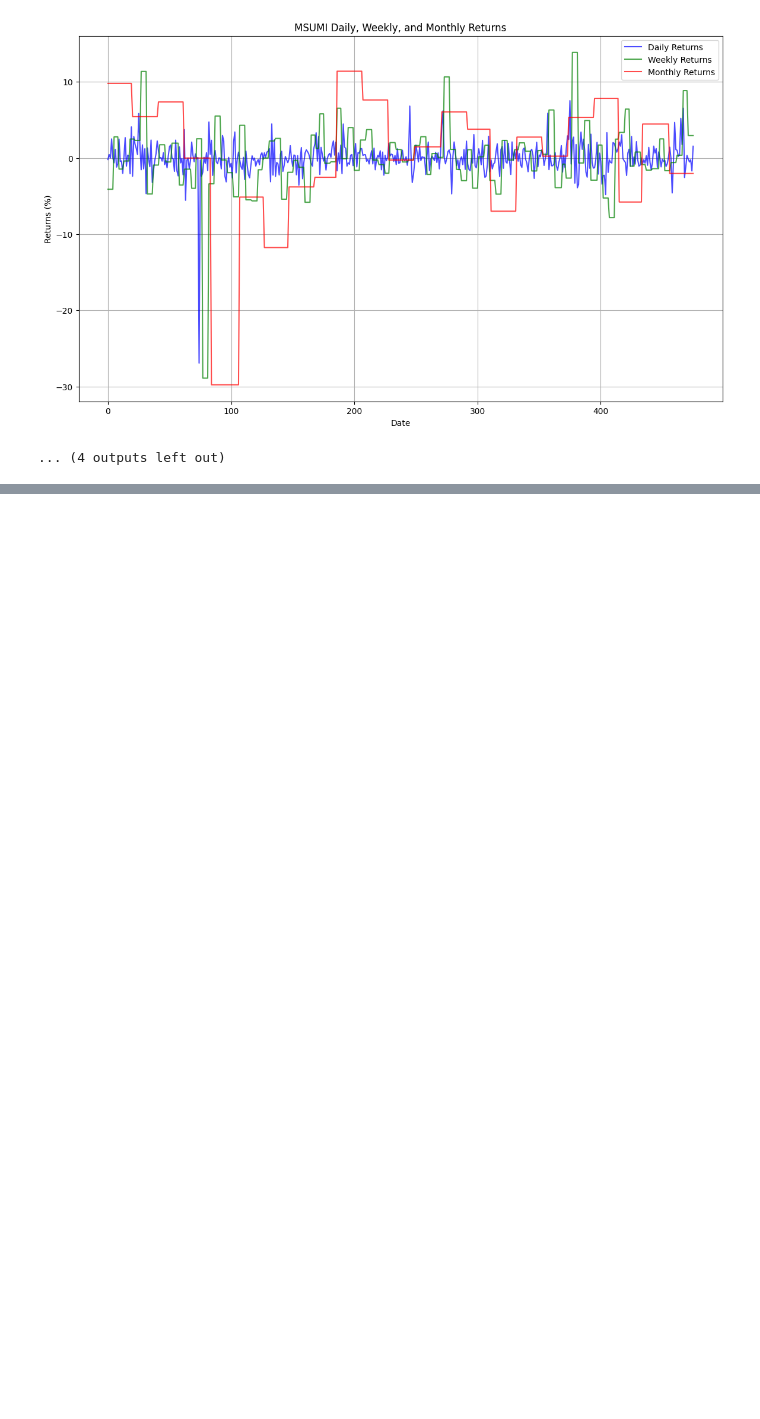
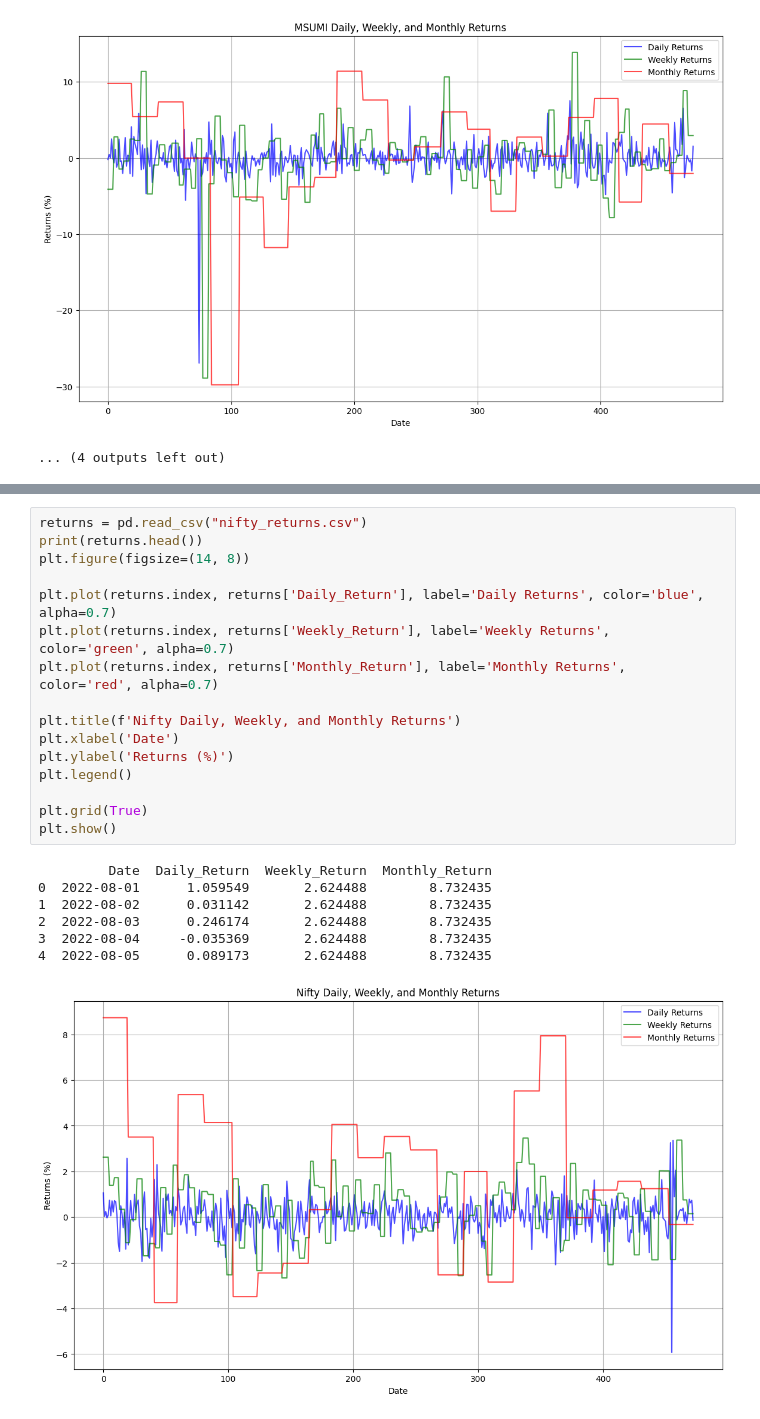
Before and after one commit to vaisour19/DRM-project, a Jupyter notebook: test.ipynb, the cells around one changed output, grey strips where cells are left out. Cells and saved outputs as stored; diff of their text form; blank space fills up the shorter version.

Commit message:
"Added nifty"

```diff
--- a/test.ipynb
+++ b/test.ipynb
@@ -195,0 +198,24 @@ Index(['Date', 'Open', 'High', 'Low', 'Close', 'Shares Traded',
+# %%
+returns = pd.read_csv("nifty_returns.csv")
+print(returns.head())
+plt.figure(figsize=(14, 8))
+
+plt.plot(returns.index, returns['Daily_Return'], label='Daily Returns', color='blue', alpha=0.7)
+plt.plot(returns.index, returns['Weekly_Return'], label='Weekly Returns', color='green', alpha=0.7)
+plt.plot(returns.index, returns['Monthly_Return'], label='Monthly Returns', color='red', alpha=0.7)
+
+plt.title(f'Nifty Daily, Weekly, and Monthly Returns')
+plt.xlabel('Date')
+plt.ylabel('Returns (%)')
+plt.legend()
+
+plt.grid(True)
+plt.show()
+# %% [output]
+         Date  Daily_Return  Weekly_Return  Monthly_Return
+0  2022-08-01      1.059549       2.624488        8.732435
+1  2022-08-02      0.031142       2.624488        8.732435
+2  2022-08-03      0.246174       2.624488        8.732435
+3  2022-08-04     -0.035369       2.624488        8.732435
+4  2022-08-05      0.089173       2.624488        8.732435
+[figure, added]
```
Also changed, not shown: parts of 6 cells of this notebook, 2 other files.
